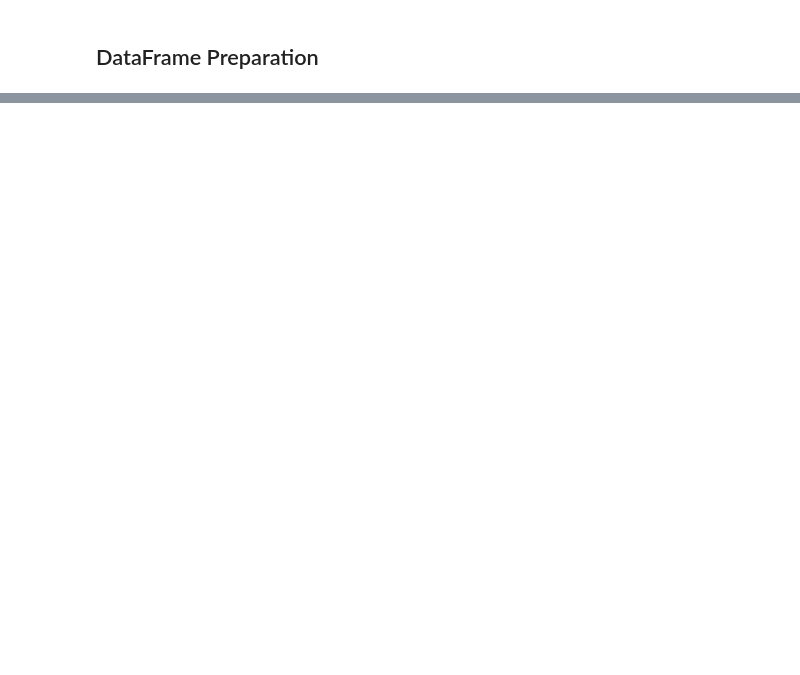
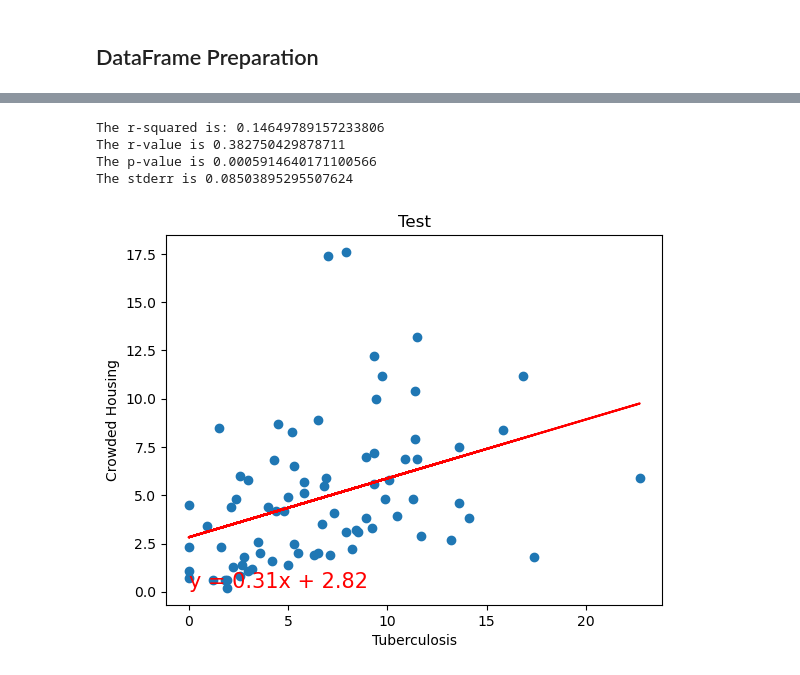
Before and after one commit to jroelofsz/Project1, a Jupyter notebook: Code Resources/projects_Experiment-Jacob.ipynb, the cells around one changed output, grey strips where cells are left out. Saved outputs shown, nothing was run; the diff lists cells and outputs as text; code cells hidden in the pictures; blank space fills up the shorter version.

```diff
--- a/Code Resources/projects_Experiment-Jacob.ipynb
+++ b/Code Resources/projects_Experiment-Jacob.ipynb
@@ -83,7 +137,13 @@ mp_df.head()
 # %%
-lead_poison_df = raw_df.loc[(~raw_df['Childhood Lead Poisoning'].isna()) & (~raw_df['Below Poverty Level'].isna())]
+tb_df = mp_df.loc[(~mp_df['Tuberculosis'].isna()) & (~mp_df['Crowded Housing'].isna())]
 
-lead_poison_df = lead_poison_df.sort_values(by='Community Area Name').reset_index()
+tb_df = tb_df.sort_values(by='Community Area Name').reset_index()
 # %%
 #Do higher rates of poverty/lower average income result in higher prevalence of childhood lead poisoning?
-get_regress(lead_poison_df['Below Poverty Level'],lead_poison_df['Childhood Lead Poisoning'],'Test','Below Poverty Level','Lead Poisoning Rates')
+get_regress(tb_df['Tuberculosis'],tb_df['Crowded Housing'],'Test','Tuberculosis','Crowded Housing')
+# %% [output]
+The r-squared is: 0.14649789157233806
+The r-value is 0.382750429878711
+The p-value is 0.0005914640171100566
+The stderr is 0.08503895295507624
+[figure, added]
```
Also changed, not shown: parts of 16 cells of this notebook.
